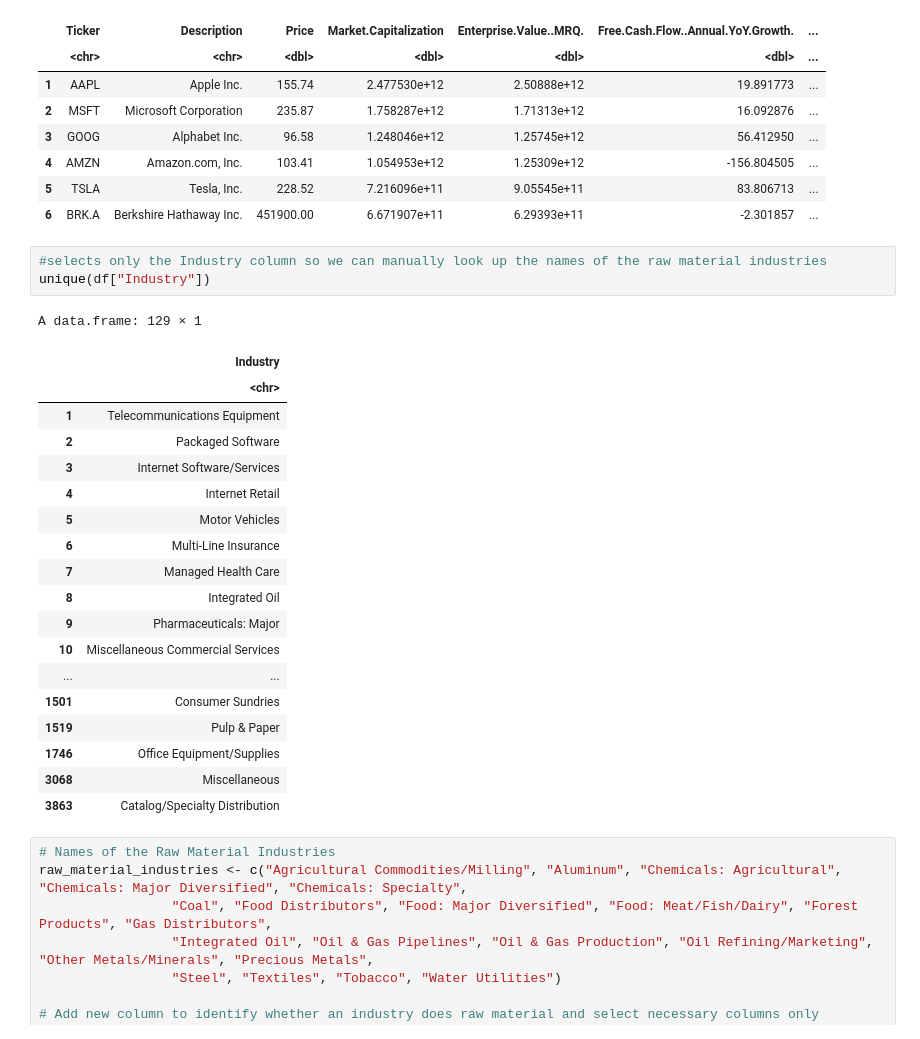
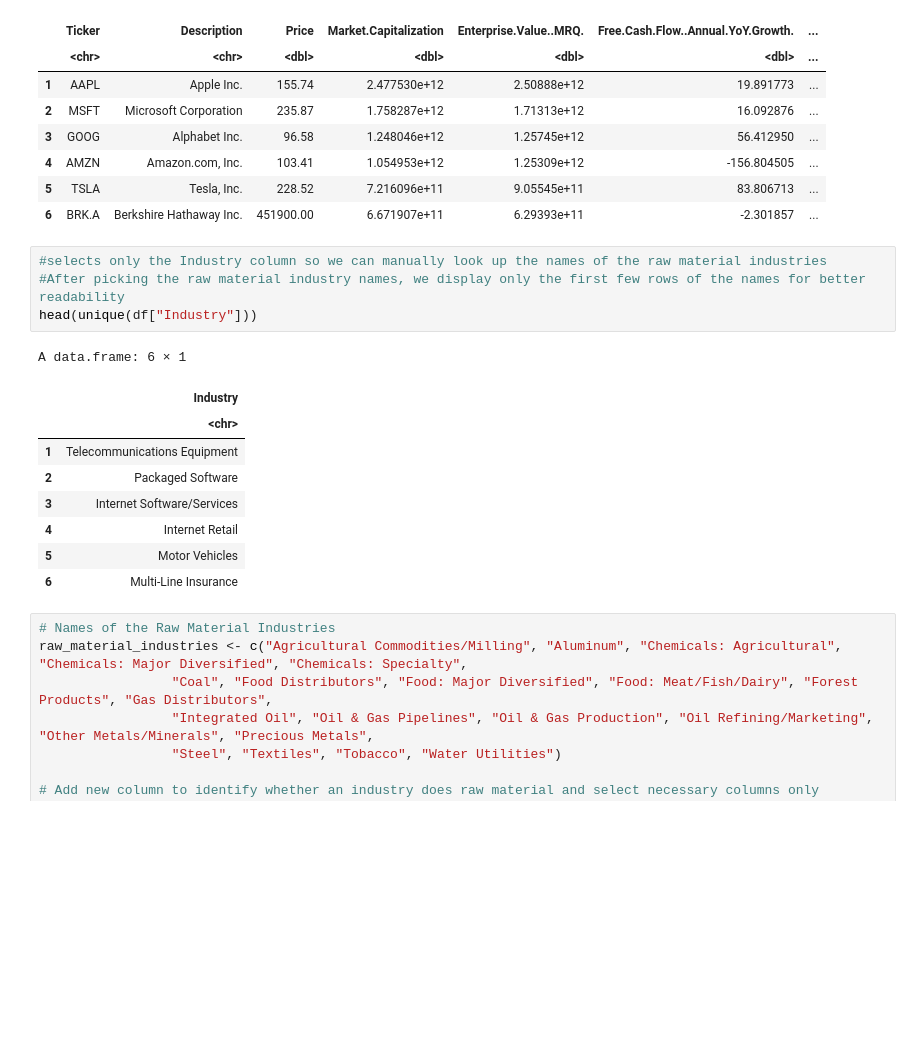
Before and after one commit to lanchiphamm/Stock_Market_Analysis, a Jupyter notebook: group_6.ipynb, the cells around one changed output. Saved outputs shown, nothing was run; the diff lists cells and outputs as text; blank space fills up the shorter version.

```diff
--- a/group_6.ipynb
+++ b/group_6.ipynb
@@ -40,27 +56,18 @@ A data.frame: 6 × 18
 | 6 | BRK.A | Berkshire Hathaway Inc. | 451900.00 | 6.671907e+11 | 6.29393e+11 | -2.301857 | ... |
 # %%
 #selects only the Industry column so we can manually look up the names of the raw material industries
-unique(df["Industry"])
+#After picking the raw material industry names, we display only the first few rows of the names for better readability
+head(unique(df["Industry"]))
 # %% [output]
-A data.frame: 129 × 1
+A data.frame: 6 × 1
 |  | Industry |
 |  | <chr> |
 | 1 | Telecommunications Equipment |
 | 2 | Packaged Software |
 | 3 | Internet Software/Services |
 | 4 | Internet Retail |
 | 5 | Motor Vehicles |
 | 6 | Multi-Line Insurance |
-| 7 | Managed Health Care |
-| 8 | Integrated Oil |
-| 9 | Pharmaceuticals: Major |
-| 10 | Miscellaneous Commercial Services |
-| ... | ... |
-| 1501 | Consumer Sundries |
-| 1519 | Pulp & Paper |
-| 1746 | Office Equipment/Supplies |
-| 3068 | Miscellaneous |
-| 3863 | Catalog/Specialty Distribution |
 # %%
 # Names of the Raw Material Industries
 raw_material_industries <- c("Agricultural Commodities/Milling", "Aluminum", "Chemicals: Agricultural", "Chemicals: Major Diversified", "Chemicals: Specialty",
```
Also changed, not shown: parts of 16 cells of this notebook.
